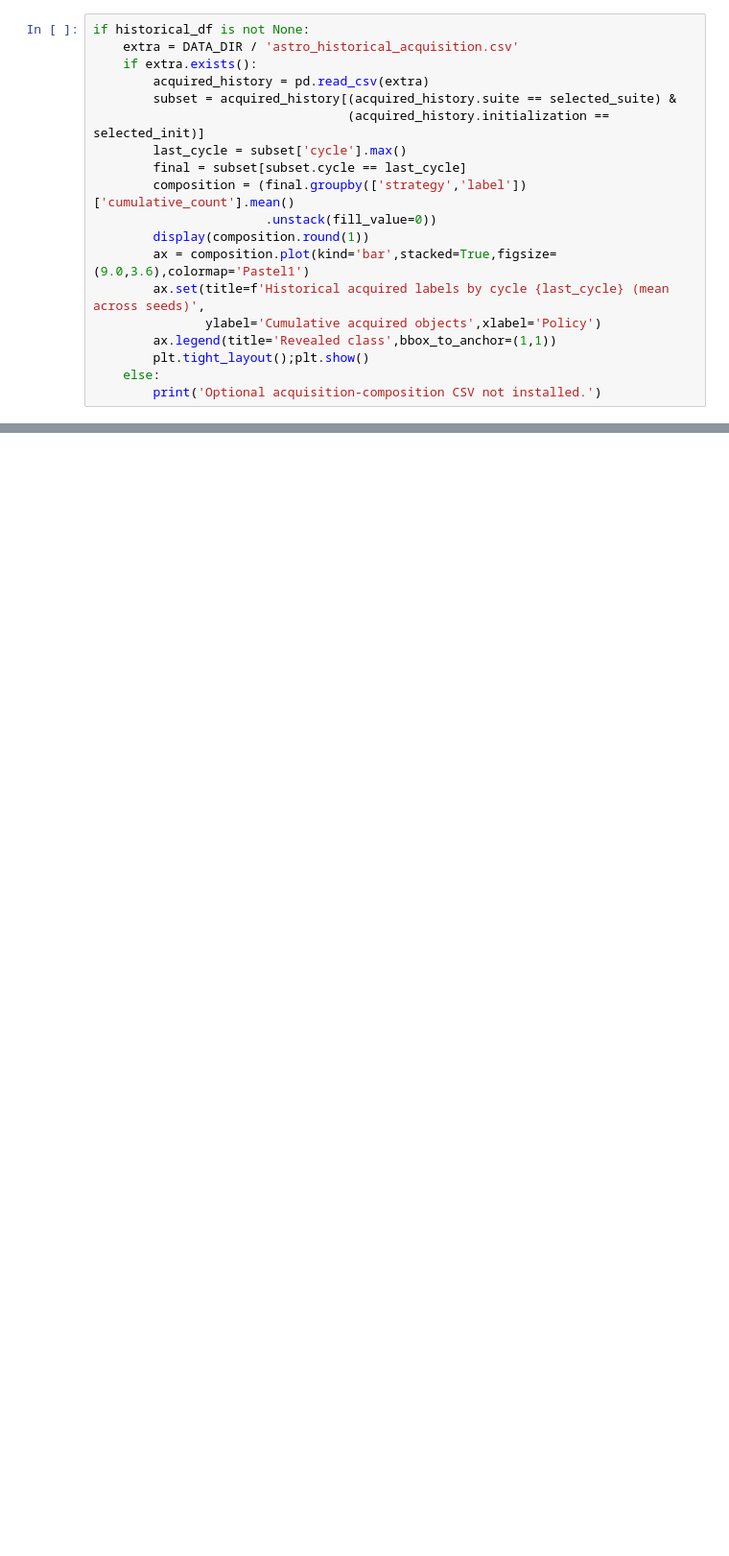
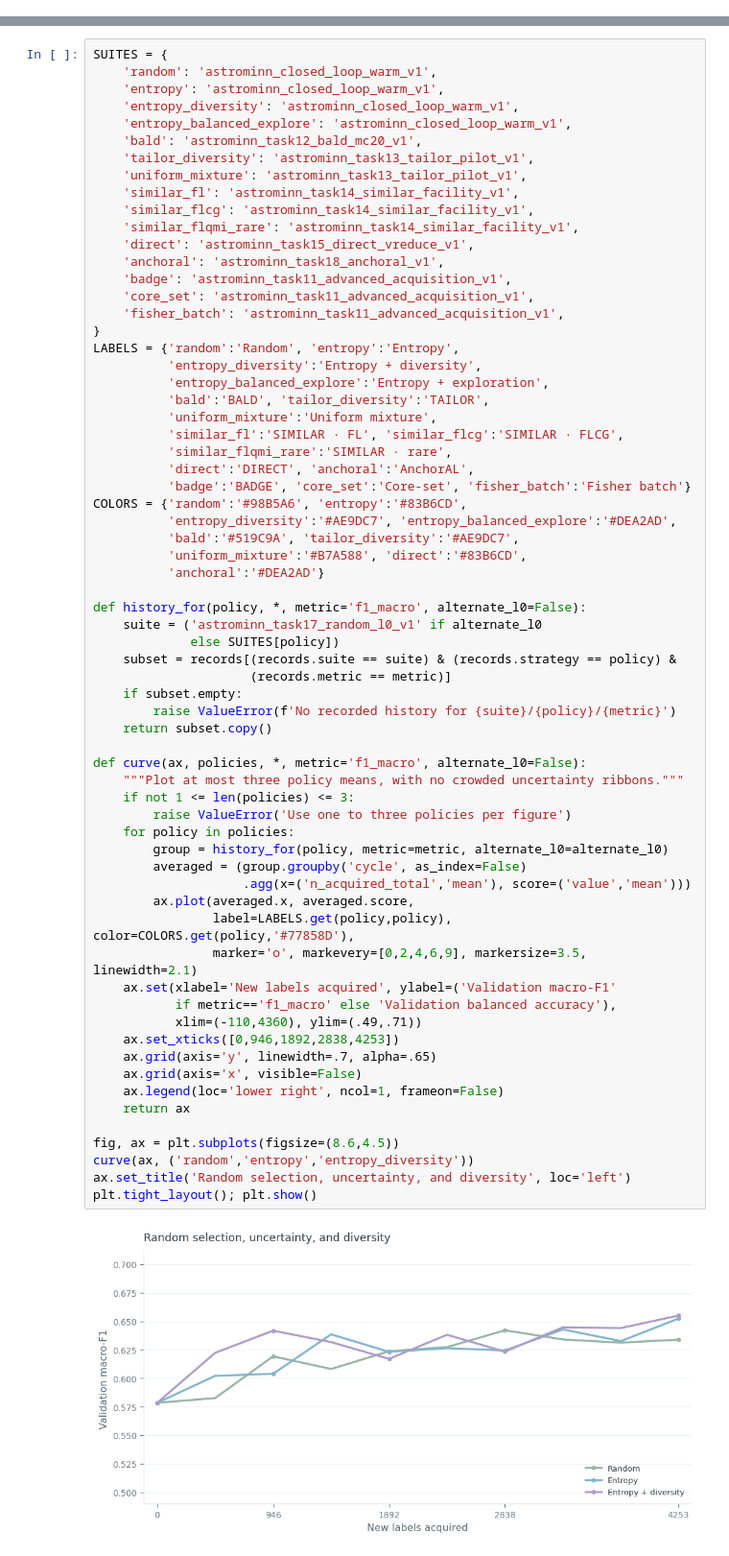
Before and after one commit to DimitrisKour/astro-transient-active-learning, a Jupyter notebook: examples/02_applecider_astronomy_active_learning.ipynb, the cells around one changed output, grey strips where cells are left out. Shown at 96% size. Saved outputs shown, nothing was run; the diff lists cells and outputs as text; blank space fills up the shorter version.

Commit message:
Rebuild astronomy teaching notebook around real historical active-learning trajectories

```diff
--- a/examples/02_applecider_astronomy_active_learning.ipynb
+++ b/examples/02_applecider_astronomy_active_learning.ipynb
@@ -401,19 +0,0 @@ else:
-# %%
-if historical_df is not None:
-    extra = DATA_DIR / 'astro_historical_acquisition.csv'
-    if extra.exists():
-        acquired_history = pd.read_csv(extra)
-        subset = acquired_history[(acquired_history.suite == selected_suite) &
-                                  (acquired_history.initialization == selected_init)]
-        last_cycle = subset['cycle'].max()
-        final = subset[subset.cycle == last_cycle]
-        composition = (final.groupby(['strategy','label'])['cumulative_count'].mean()
-                       .unstack(fill_value=0))
-        display(composition.round(1))
-        ax = composition.plot(kind='bar',stacked=True,figsize=(9.0,3.6),colormap='Pastel1')
-        ax.set(title=f'Historical acquired labels by cycle {last_cycle} (mean across seeds)',
-               ylabel='Cumulative acquired objects',xlabel='Policy')
-        ax.legend(title='Revealed class',bbox_to_anchor=(1,1))
-        plt.tight_layout();plt.show()
-    else:
-        print('Optional acquisition-composition CSV not installed.')
@@ -451,0 +99,68 @@ if not REAL_ASTRONOMY:
+# %%
+SUITES = {
+    'random': 'astrominn_closed_loop_warm_v1',
+    'entropy': 'astrominn_closed_loop_warm_v1',
+    'entropy_diversity': 'astrominn_closed_loop_warm_v1',
+    'entropy_balanced_explore': 'astrominn_closed_loop_warm_v1',
+    'bald': 'astrominn_task12_bald_mc20_v1',
+    'tailor_diversity': 'astrominn_task13_tailor_pilot_v1',
+    'uniform_mixture': 'astrominn_task13_tailor_pilot_v1',
+    'similar_fl': 'astrominn_task14_similar_facility_v1',
+    'similar_flcg': 'astrominn_task14_similar_facility_v1',
+    'similar_flqmi_rare': 'astrominn_task14_similar_facility_v1',
+    'direct': 'astrominn_task15_direct_vreduce_v1',
+    'anchoral': 'astrominn_task18_anchoral_v1',
+    'badge': 'astrominn_task11_advanced_acquisition_v1',
+    'core_set': 'astrominn_task11_advanced_acquisition_v1',
+    'fisher_batch': 'astrominn_task11_advanced_acquisition_v1',
+}
+LABELS = {'random':'Random', 'entropy':'Entropy',
+          'entropy_diversity':'Entropy + diversity',
+          'entropy_balanced_explore':'Entropy + exploration',
+          'bald':'BALD', 'tailor_diversity':'TAILOR',
+          'uniform_mixture':'Uniform mixture',
+          'similar_fl':'SIMILAR · FL', 'similar_flcg':'SIMILAR · FLCG',
+          'similar_flqmi_rare':'SIMILAR · rare',
+          'direct':'DIRECT', 'anchoral':'AnchorAL',
+          'badge':'BADGE', 'core_set':'Core-set', 'fisher_batch':'Fisher batch'}
+COLORS = {'random':'#98B5A6', 'entropy':'#83B6CD',
+          'entropy_diversity':'#AE9DC7', 'entropy_balanced_explore':'#DEA2AD',
+          'bald':'#519C9A', 'tailor_diversity':'#AE9DC7',
+          'uniform_mixture':'#B7A588', 'direct':'#83B6CD',
+          'anchoral':'#DEA2AD'}
+
+def history_for(policy, *, metric='f1_macro', alternate_l0=False):
+    suite = ('astrominn_task17_random_l0_v1' if alternate_l0
+             else SUITES[policy])
+    subset = records[(records.suite == suite) & (records.strategy == policy) &
+                     (records.metric == metric)]
+    if subset.empty:
+        raise ValueError(f'No recorded history for {suite}/{policy}/{metric}')
+    return subset.copy()
+
+def curve(ax, policies, *, metric='f1_macro', alternate_l0=False):
+    """Plot at most three policy means, with no crowded uncertainty ribbons."""
+    if not 1 <= len(policies) <= 3:
+        raise ValueError('Use one to three policies per figure')
+    for policy in policies:
+        group = history_for(policy, metric=metric, alternate_l0=alternate_l0)
+        averaged = (group.groupby('cycle', as_index=False)
+                    .agg(x=('n_acquired_total','mean'), score=('value','mean')))
+        ax.plot(averaged.x, averaged.score,
+                label=LABELS.get(policy,policy), color=COLORS.get(policy,'#77858D'),
+                marker='o', markevery=[0,2,4,6,9], markersize=3.5, linewidth=2.1)
+    ax.set(xlabel='New labels acquired', ylabel=('Validation macro-F1'
+           if metric=='f1_macro' else 'Validation balanced accuracy'),
+           xlim=(-110,4360), ylim=(.49,.71))
+    ax.set_xticks([0,946,1892,2838,4253])
+    ax.grid(axis='y', linewidth=.7, alpha=.65)
+    ax.grid(axis='x', visible=False)
+    ax.legend(loc='lower right', ncol=1, frameon=False)
+    return ax
+
+fig, ax = plt.subplots(figsize=(8.6,4.5))
+curve(ax, ('random','entropy','entropy_diversity'))
+ax.set_title('Random selection, uncertainty, and diversity', loc='left')
+plt.tight_layout(); plt.show()
+# %% [output]
+[figure, added]
```
Also changed, not shown: parts of 47 cells of this notebook.
